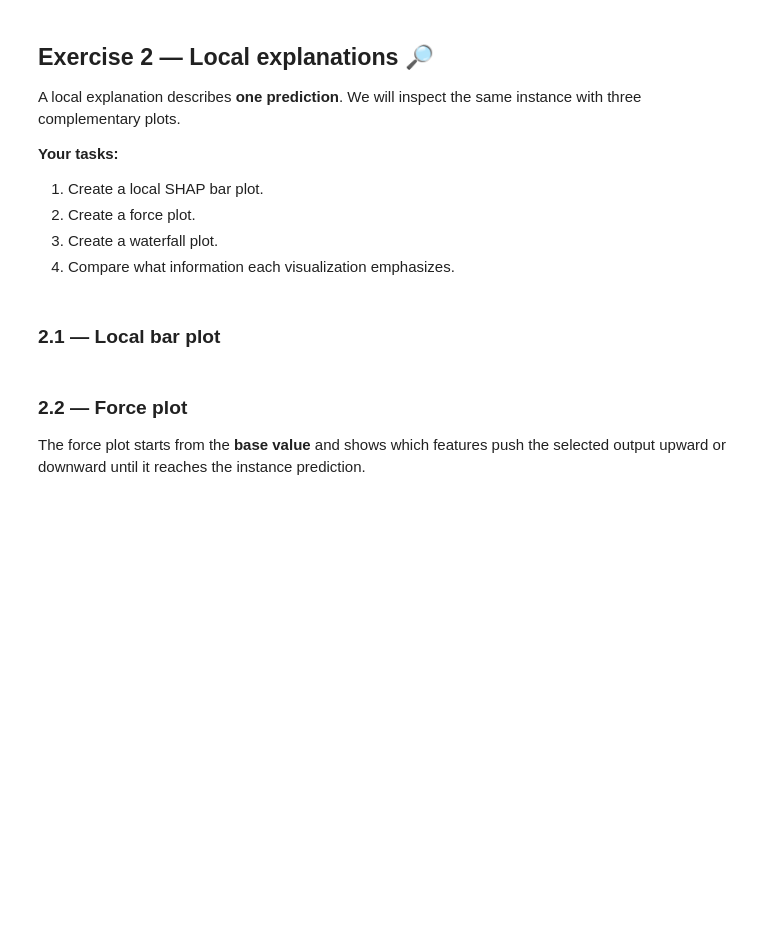
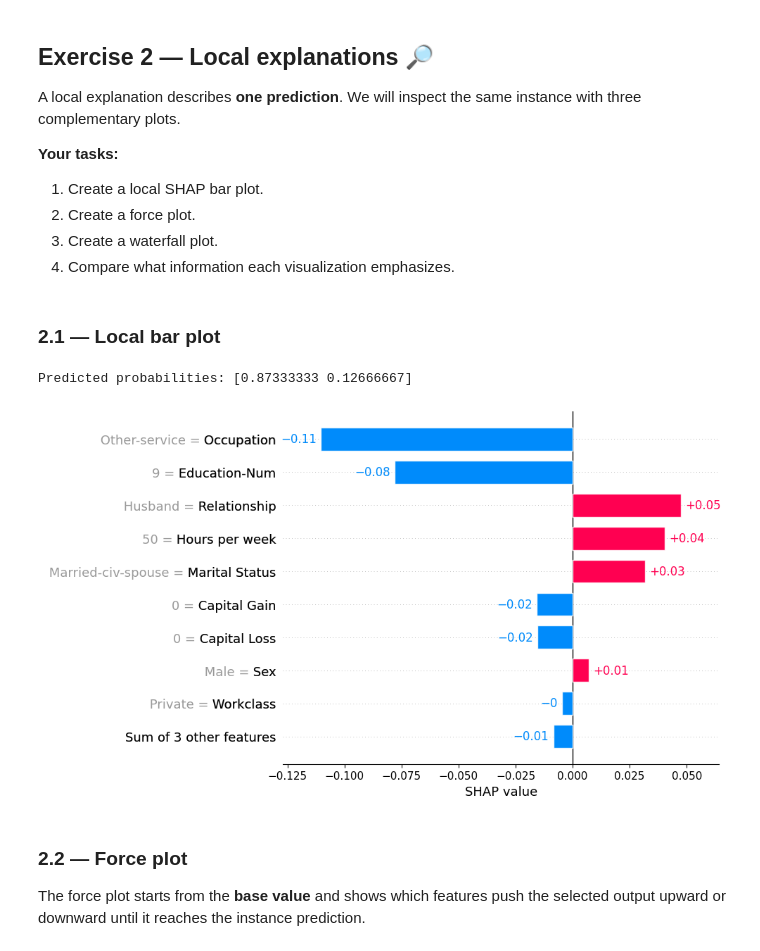
Before and after one commit to Arthvrr/Explanaible-AI-Labs, a Jupyter notebook: Lab 3/Lab3c_Local_explanation_methods_SHAP.ipynb, the cells around one changed output. Saved outputs shown, nothing was run; the diff lists cells and outputs as text; code cells hidden in the pictures; blank space fills up the shorter version.

```diff
--- a/Lab 3/Lab3c_Local_explanation_methods_SHAP.ipynb
+++ b/Lab 3/Lab3c_Local_explanation_methods_SHAP.ipynb
@@ -109,10 +155,12 @@ The result is a **`shap.Explanation` object**. We will keep this object througho
 # %%
 #### START CODE HERE ####
 # 1. Create an Independent masker using X_train (use max_samples=100)
-masker = ...
+masker = shap.maskers.Independent(X_train,max_samples=100) #masker dit quelle valeur neutre utiliser pour remplacer une feature.
+#masker Independant : part du fait que les features sont indépendantes (remplace par valeur au hasard dans X_train)
+#max_samples=100 : SHAP n'utilise que 100 valeurs au hasard de X_train pour limiter le temps de calcul pour une précision quasi similaire
 
 # 2. Create the unified SHAP explainer using rf_clf and the masker
-explainer = ...
+explainer = shap.Explainer(rf_clf,masker=masker) #moteur d'explication, choisit automatiquement le bon algorithme (ici TreeExplainer)
 #### END CODE HERE ####
 
 print("Selected explainer:", type(explainer).__name__)
@@ -129,19 +180,39 @@ We select one output/class and continue working with that sliced **`Explanation`
 # %%
 #### START CODE HERE ####
 # Compute one Explanation object for sample_data
-shap_values = ...
+shap_values = explainer(sample_data) #appel à notre explainer sur l'échantillon sample_data
+print(shap_values[0])
+
+"""
+cela va nous retourner une matrice composée de 3 choses :
+
+1. values: les contributions SHAP
+
+12 lignes, 2 colonnes car 12 features et 2 classes possibles (<=50K et >50K)
+Les contributions des deux classes sont exactement opposées (leur somme = 0)
+
+2. bases_values: prédiction de référence
+
+C'est le point de départ de l'explication :
+
+0.767 = probabilité moyenne de prédire <=50K (sur le jeu de référence du masker)
+0.233 = probabilité moyenne de prédire >50K
+La formule SHAP : prédiction_finale = base_value + somme(valeurs SHAP de toutes les features)
+
+3. data: les valeurs des features pour ce sample
+"""
 
 # Explain the positive class (>50K)
 class_index = 1
 class_names = ["<=50K", ">50K"]
 
 # Slice the Explanation object to retain only the selected class
-shap_values_class = ...
+shap_values_class = shap_values[:,:,class_index] #on garde tout les échantillons et samples, et juste la classe >50K
 
 # Optional: attach readable feature values for plots
 shap_values_class.display_data = sample_X_display.values
 #### END CODE HERE ####
 
 print("Explanation type:", type(shap_values))
-print("All outputs shape:", shap_values.values.shape)
-print("Selected class shape:", shap_values_class.values.shape)
+print("All outputs shape:", shap_values.values.shape) #(100 échantillons,12 features et 2 classes possibles)
+print("Selected class shape:", shap_values_class.values.shape) #on a slicé en 1 classe et plus 2, donc (100,12)
@@ -182,14 +276,21 @@ A local explanation describes **one prediction**. We will inspect the same insta
 # %% [markdown]
 ### 2.1 — Local bar plot
 # %%
-id_instance = 1
+id_instance = 50
 
 print("Predicted probabilities:", rf_clf.predict_proba(sample_data.iloc[[id_instance]])[0])
 
 #### START CODE HERE ####
-# Plot the local SHAP values for this instance
-...
+shap.plots.bar(shap_values_class[id_instance], max_display=10) #rouge : pousse vers >50K et bleu : pousse vers <=50K
 #### END CODE HERE ####
+
+"""
+Le graphique permet d'identifier rapidement les variables qui influencent le plus une prédiction individuelle, ainsi que leur direction d'influence.
+Dans notre exemple, Occupation et Education-Num sont les deux variables qui diminuent le plus la probabilité prédite.
+"""
+# %% [output]
+Predicted probabilities: [0.87333333 0.12666667]
+[figure, added]
 # %% [markdown]
 ### 2.2 — Force plot
 
```
Also changed, not shown: parts of 17 cells of this notebook.
